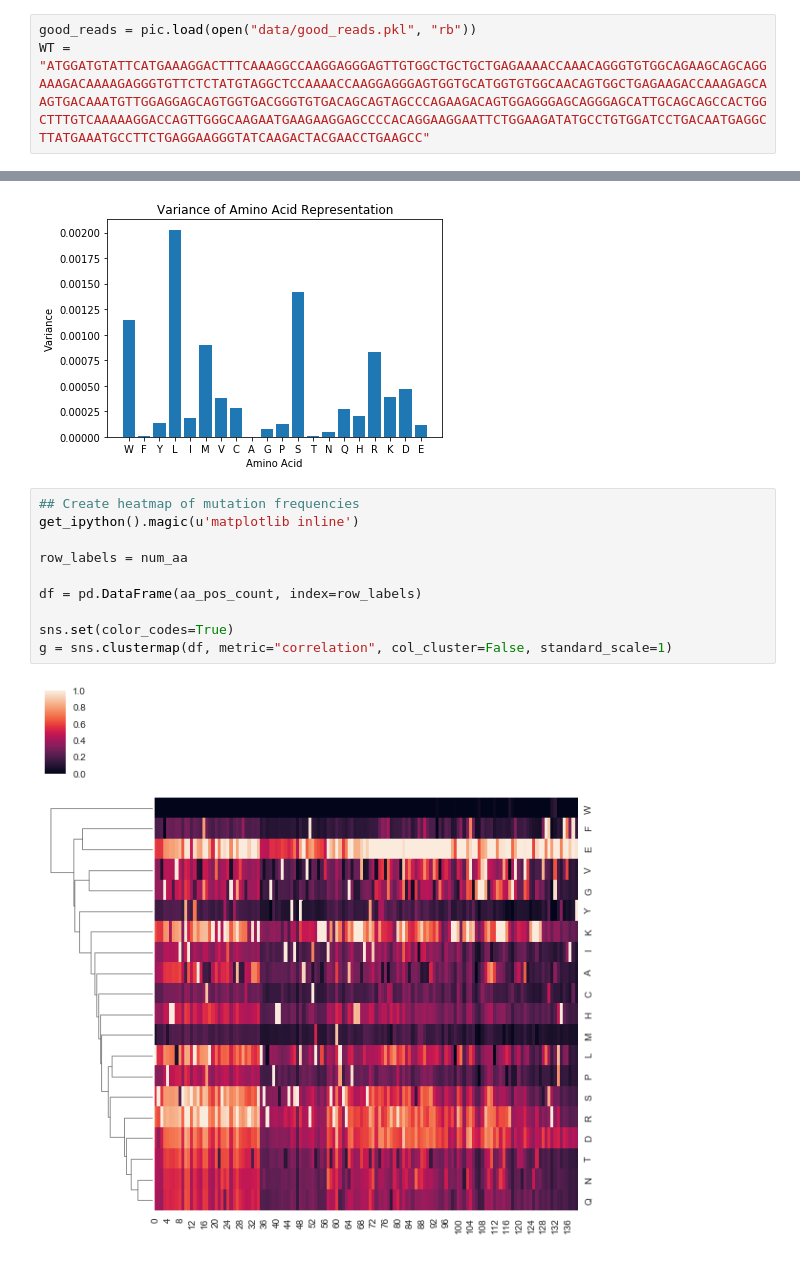
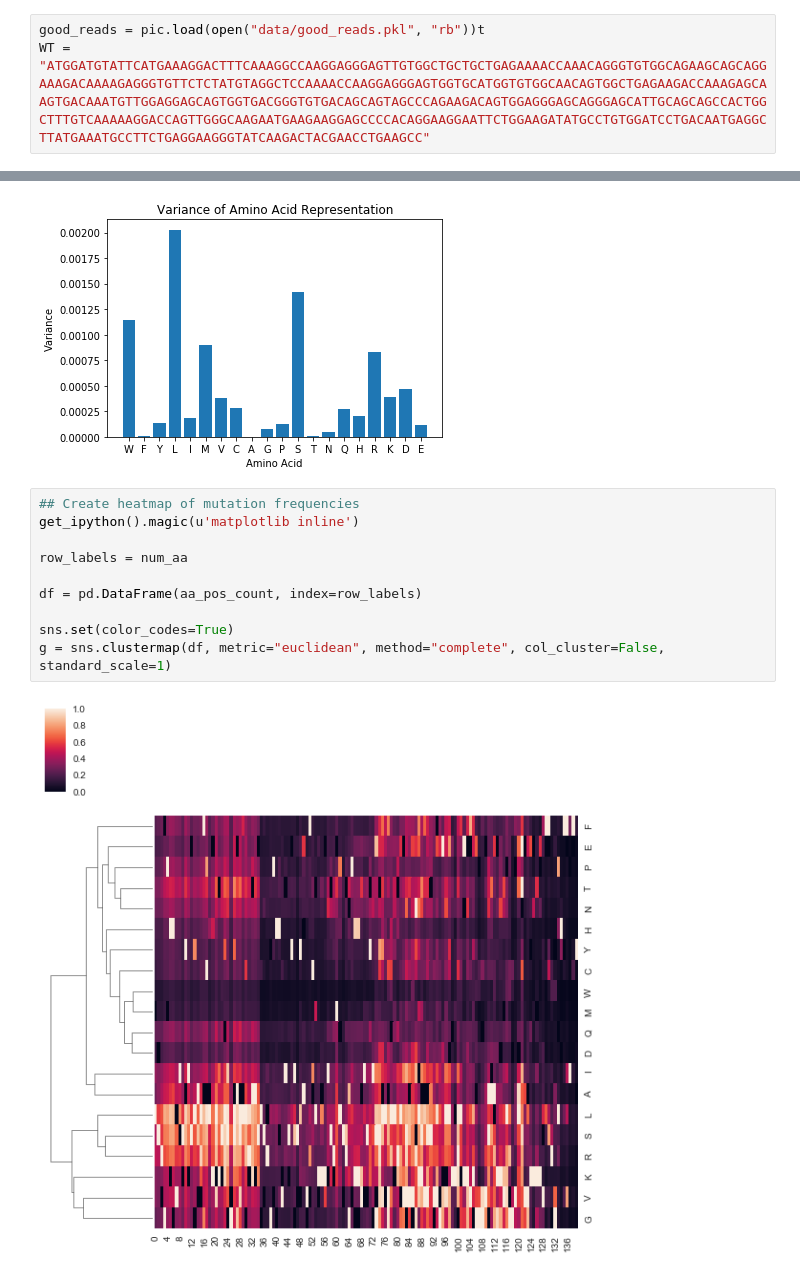
Before and after one commit to lenidmv/PUBS_scMode_2017, a Jupyter notebook: bias_vs_variance.ipynb, the cells around one changed output, grey strips where cells are left out. Cells and saved outputs as stored; diff of their text form.

```diff
--- a/bias_vs_variance.ipynb
+++ b/bias_vs_variance.ipynb
@@ -7,4 +7,4 @@ import operator
 import seaborn as sns
 import pandas as pd
 # %%
-good_reads = pic.load(open("data/good_reads.pkl", "rb"))
+good_reads = pic.load(open("data/good_reads.pkl", "rb"))t
@@ -94,12 +101,12 @@ plt.show()
 # %%
 ## Create heatmap of mutation frequencies
 get_ipython().magic(u'matplotlib inline')
 
 row_labels = num_aa
 
 df = pd.DataFrame(aa_pos_count, index=row_labels)
 
 sns.set(color_codes=True)
-g = sns.clustermap(df, metric="correlation", col_cluster=False, standard_scale=1)
+g = sns.clustermap(df, metric="euclidean", method="complete", col_cluster=False, standard_scale=1)
 # %% [output]
-[figure, old version]
+[figure, new version]
```
Also changed, not shown: parts of 3 cells of this notebook, 1 other file.
